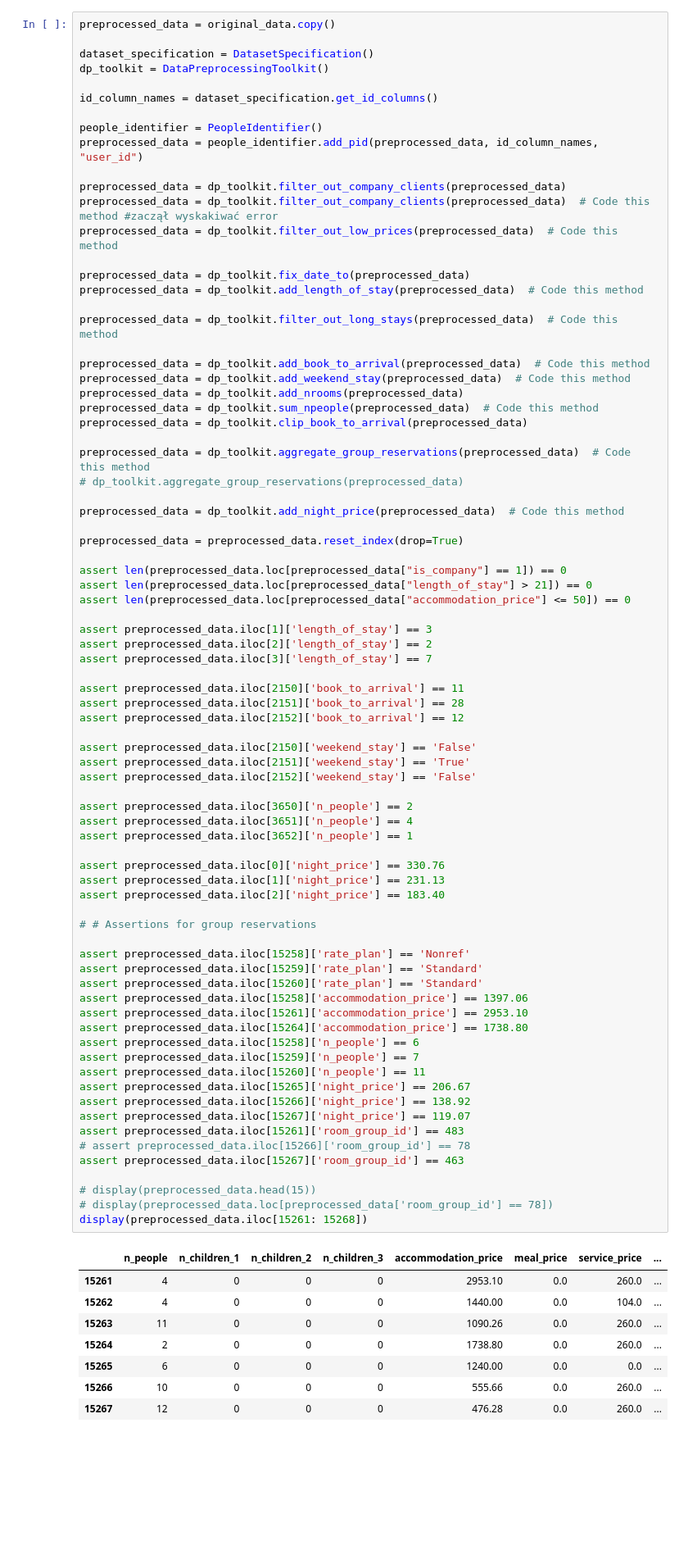
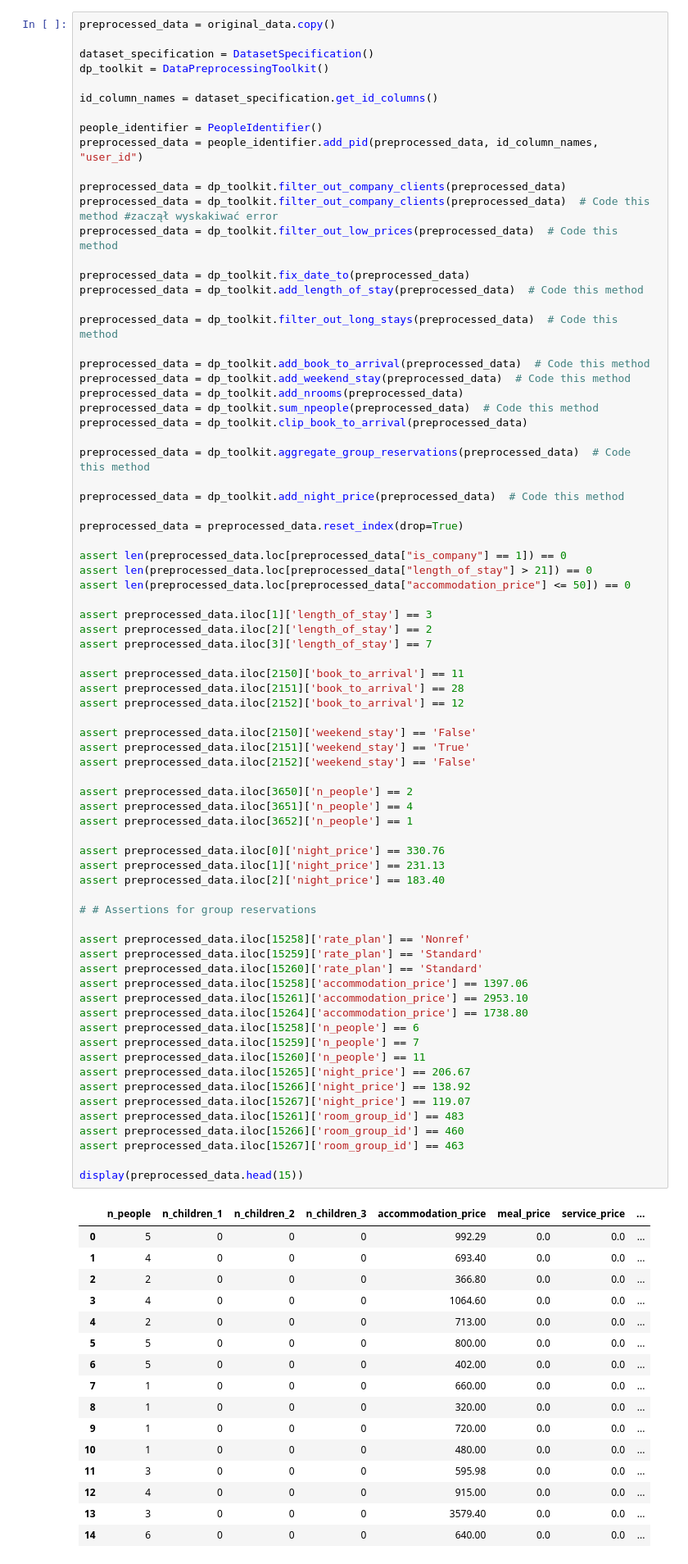
Before and after one commit to dansilecki/recommender-systems-project1, a Jupyter notebook: project_1_data_preparation.ipynb, the cells around one changed output. Shown: that part at 82% size. Cells and saved outputs as stored; diff of their text form; blank space fills up the shorter version.

```diff
--- a/project_1_data_preparation.ipynb
+++ b/project_1_data_preparation.ipynb
@@ -127,7 +127,6 @@ preprocessed_data = dp_toolkit.sum_npeople(preprocessed_data)  # Code this metho
 preprocessed_data = dp_toolkit.clip_book_to_arrival(preprocessed_data)
 
 preprocessed_data = dp_toolkit.aggregate_group_reservations(preprocessed_data)  # Code this method
-# dp_toolkit.aggregate_group_reservations(preprocessed_data)
 
 preprocessed_data = dp_toolkit.add_night_price(preprocessed_data)  # Code this method
 
@@ -149,44 +148,50 @@ assert preprocessed_data.iloc[2150]['weekend_stay'] == 'False'
 assert preprocessed_data.iloc[2151]['weekend_stay'] == 'True'
 assert preprocessed_data.iloc[2152]['weekend_stay'] == 'False'
 
 assert preprocessed_data.iloc[3650]['n_people'] == 2
 assert preprocessed_data.iloc[3651]['n_people'] == 4
 assert preprocessed_data.iloc[3652]['n_people'] == 1
 
 assert preprocessed_data.iloc[0]['night_price'] == 330.76
 assert preprocessed_data.iloc[1]['night_price'] == 231.13
 assert preprocessed_data.iloc[2]['night_price'] == 183.40
 
 # # Assertions for group reservations
 
 assert preprocessed_data.iloc[15258]['rate_plan'] == 'Nonref'
 assert preprocessed_data.iloc[15259]['rate_plan'] == 'Standard'
 assert preprocessed_data.iloc[15260]['rate_plan'] == 'Standard'
 assert preprocessed_data.iloc[15258]['accommodation_price'] == 1397.06
 assert preprocessed_data.iloc[15261]['accommodation_price'] == 2953.10
 assert preprocessed_data.iloc[15264]['accommodation_price'] == 1738.80
 assert preprocessed_data.iloc[15258]['n_people'] == 6
 assert preprocessed_data.iloc[15259]['n_people'] == 7
 assert preprocessed_data.iloc[15260]['n_people'] == 11
 assert preprocessed_data.iloc[15265]['night_price'] == 206.67
 assert preprocessed_data.iloc[15266]['night_price'] == 138.92
 assert preprocessed_data.iloc[15267]['night_price'] == 119.07
 assert preprocessed_data.iloc[15261]['room_group_id'] == 483
-# assert preprocessed_data.iloc[15266]['room_group_id'] == 78
+assert preprocessed_data.iloc[15266]['room_group_id'] == 460
 assert preprocessed_data.iloc[15267]['room_group_id'] == 463
 
-# display(preprocessed_data.head(15))
-# display(preprocessed_data.loc[preprocessed_data['room_group_id'] == 78])
-display(preprocessed_data.iloc[15261: 15268])
+display(preprocessed_data.head(15))
 # %% [output]
 |  | n_people | n_children_1 | n_children_2 | n_children_3 | accommodation_price | meal_price | service_price | ... |
-| 15261 | 4 | 0 | 0 | 0 | 2953.10 | 0.0 | 260.0 | ... |
-| 15262 | 4 | 0 | 0 | 0 | 1440.00 | 0.0 | 104.0 | ... |
-| 15263 | 11 | 0 | 0 | 0 | 1090.26 | 0.0 | 260.0 | ... |
-| 15264 | 2 | 0 | 0 | 0 | 1738.80 | 0.0 | 260.0 | ... |
-| 15265 | 6 | 0 | 0 | 0 | 1240.00 | 0.0 | 0.0 | ... |
-| 15266 | 10 | 0 | 0 | 0 | 555.66 | 0.0 | 260.0 | ... |
-| 15267 | 12 | 0 | 0 | 0 | 476.28 | 0.0 | 260.0 | ... |
+| 0 | 5 | 0 | 0 | 0 | 992.29 | 0.0 | 0.0 | ... |
+| 1 | 4 | 0 | 0 | 0 | 693.40 | 0.0 | 0.0 | ... |
+| 2 | 2 | 0 | 0 | 0 | 366.80 | 0.0 | 0.0 | ... |
+| 3 | 4 | 0 | 0 | 0 | 1064.60 | 0.0 | 0.0 | ... |
+| 4 | 2 | 0 | 0 | 0 | 713.00 | 0.0 | 0.0 | ... |
+| 5 | 5 | 0 | 0 | 0 | 800.00 | 0.0 | 0.0 | ... |
+| 6 | 5 | 0 | 0 | 0 | 402.00 | 0.0 | 0.0 | ... |
+| 7 | 1 | 0 | 0 | 0 | 660.00 | 0.0 | 0.0 | ... |
+| 8 | 1 | 0 | 0 | 0 | 320.00 | 0.0 | 0.0 | ... |
+| 9 | 1 | 0 | 0 | 0 | 720.00 | 0.0 | 0.0 | ... |
+| 10 | 1 | 0 | 0 | 0 | 480.00 | 0.0 | 0.0 | ... |
+| 11 | 3 | 0 | 0 | 0 | 595.98 | 0.0 | 0.0 | ... |
+| 12 | 4 | 0 | 0 | 0 | 915.00 | 0.0 | 0.0 | ... |
+| 13 | 3 | 0 | 0 | 0 | 3579.40 | 0.0 | 0.0 | ... |
+| 14 | 6 | 0 | 0 | 0 | 640.00 | 0.0 | 0.0 | ... |
 # %% [markdown]
 # Bucket important features to reduce the offer space size
 
```
Also changed, not shown: parts of 1 cell of this notebook, 3 other files.
